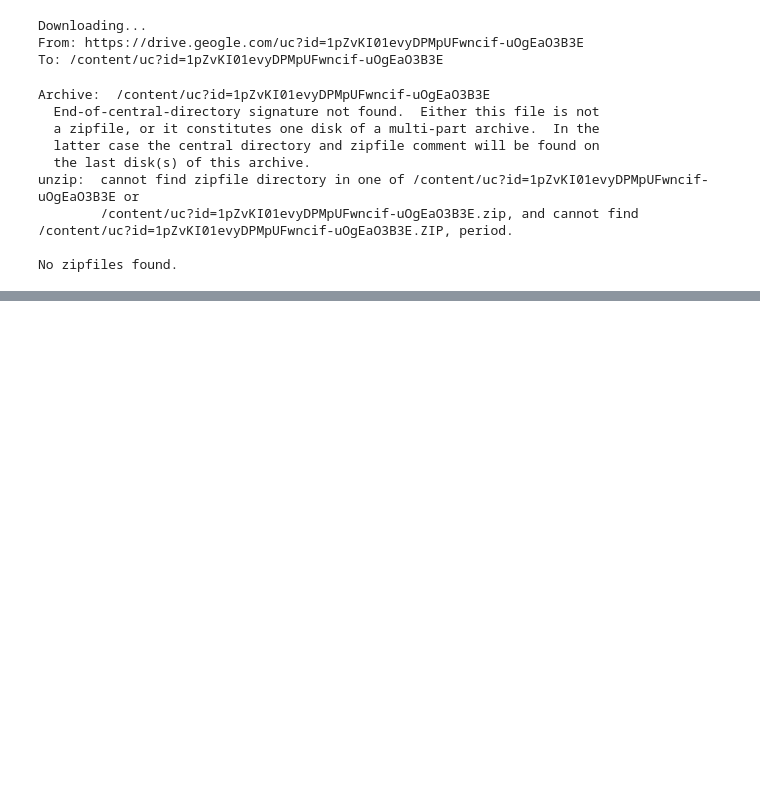
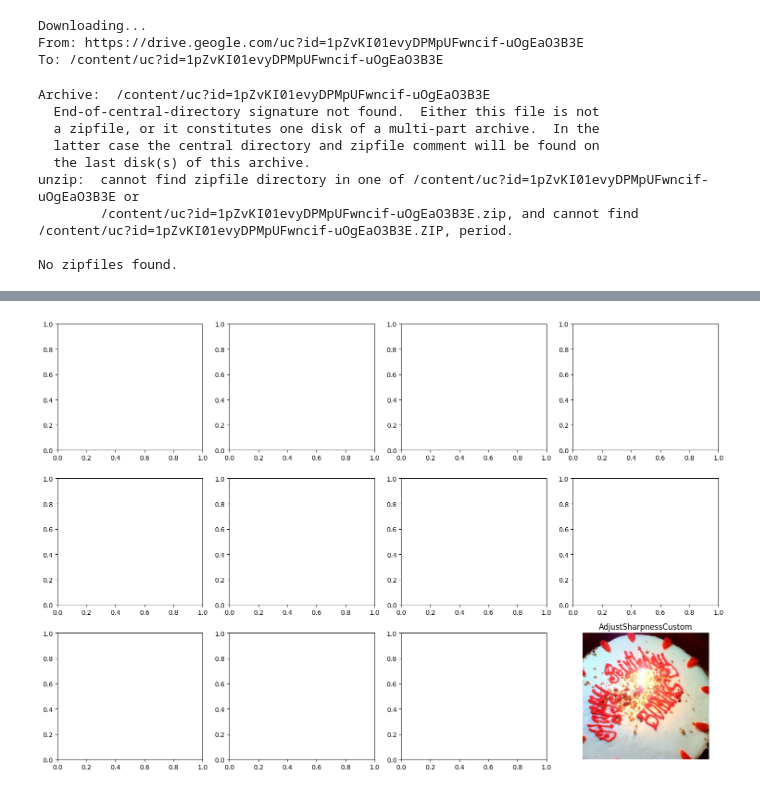
Before and after one commit to sungjae2004/AIIA_AFAC_1, a Jupyter notebook: Food_model__03.ipynb, the cells around one changed output, grey strips where cells are left out. Saved outputs shown, nothing was run; the diff lists cells and outputs as text; code cells hidden in the pictures; blank space fills up the shorter version.

```diff
--- a/Food_model__03.ipynb
+++ b/Food_model__03.ipynb
@@ -126 +173,75 @@ Train Batch Labels: tensor([8, 8, 1, 7, 6, 6, 1, 3, 0, 2, 8, 2, 4, 1, 3, 5, 5, 3
+# %%
+
+# 샘플 이미지 불러오기
+sample_img_path, _ = image_datasets.samples[0]  # 데이터셋에서 첫 번째 이미지
+sample_img = Image.open(sample_img_path).convert("RGB")  # RGB 변환
+
+# 시드 고정 (랜덤 변환 결과 일관성 유지)
+torch.manual_seed(42)
+
+# Augmentation 과정별 변환 리스트 (랜덤 값 고정)
+transform_steps = [
+    ("Original", transforms.ToTensor()),
+    ("RandomResizedCrop", transforms.Compose([
+        transforms.RandomResizedCrop(224, scale=(0.7, 1.0)),
+        transforms.ToTensor()
+    ])),
+    ("RandomHorizontalFlip", transforms.Compose([
+        transforms.RandomHorizontalFlip(1.0),  # 항상 실행
+        transforms.ToTensor()
+    ])),
+    ("RandomRotation", transforms.Compose([
+        transforms.RandomRotation(degrees=20),
+        transforms.ToTensor()
+    ])),
+    ("RandomAffine", transforms.Compose([
+        transforms.RandomAffine(degrees=10, translate=(0.05, 0.05), scale=(0.9, 1.1)),
+        transforms.ToTensor()
+    ])),
+    ("ColorJitter", transforms.Compose([
+        transforms.ColorJitter(brightness=0.4, contrast=0.4, saturation=0.3, hue=0.08),
+        transforms.ToTensor()
+    ])),
+    ("RandomPerspective", transforms.Compose([
+        transforms.RandomPerspective(distortion_scale=0.2, p=1.0),  # 항상 실행
+        transforms.ToTensor()
+    ])),
+    ("GaussianBlur", transforms.Compose([
+        transforms.RandomApply([transforms.GaussianBlur(kernel_size=3)], p=1.0),
+        transforms.ToTensor()
+    ])),
+    ("RandomErasing", transforms.Compose([
+        transforms.ToTensor(),
+        transforms.RandomErasing(p=1.0, scale=(0.02, 0.1), ratio=(0.3, 3.3))
+    ])),
+    ("CenterCrop", transforms.Compose([
+        transforms.CenterCrop(224),
+        transforms.ToTensor()
+    ])),
+    ("AdjustSharpnessCustom", transforms.Compose([
+        AdjustSharpnessCustom(1.5),
+        transforms.ToTensor()
+    ]))
+]
+
+# 이미지 출력 함수
+def show_image(tensor, title):
+    img = tensor.numpy().transpose((1, 2, 0))  # (C, H, W) → (H, W, C)
+    img = (img - img.min()) / (img.max() - img.min())  # 0~1 범위로 정규화
+    plt.imshow(img)
+    plt.title(title)
+    plt.axis("off")
+
+# 변환된 이미지 출력
+fig, axes = plt.subplots(3, 4, figsize=(15, 10))
+
+# 각 변환을 순차적으로 적용
+for ax, (name, transform) in zip(axes.flat, transform_steps):
+    transformed_img = transform(sample_img)  # 변환 적용
+    show_image(transformed_img, name)
+
+plt.tight_layout()
+plt.show()
+# %% [output]
+[figure, added]
 # %%
```
Also changed, not shown: parts of 18 cells of this notebook.
